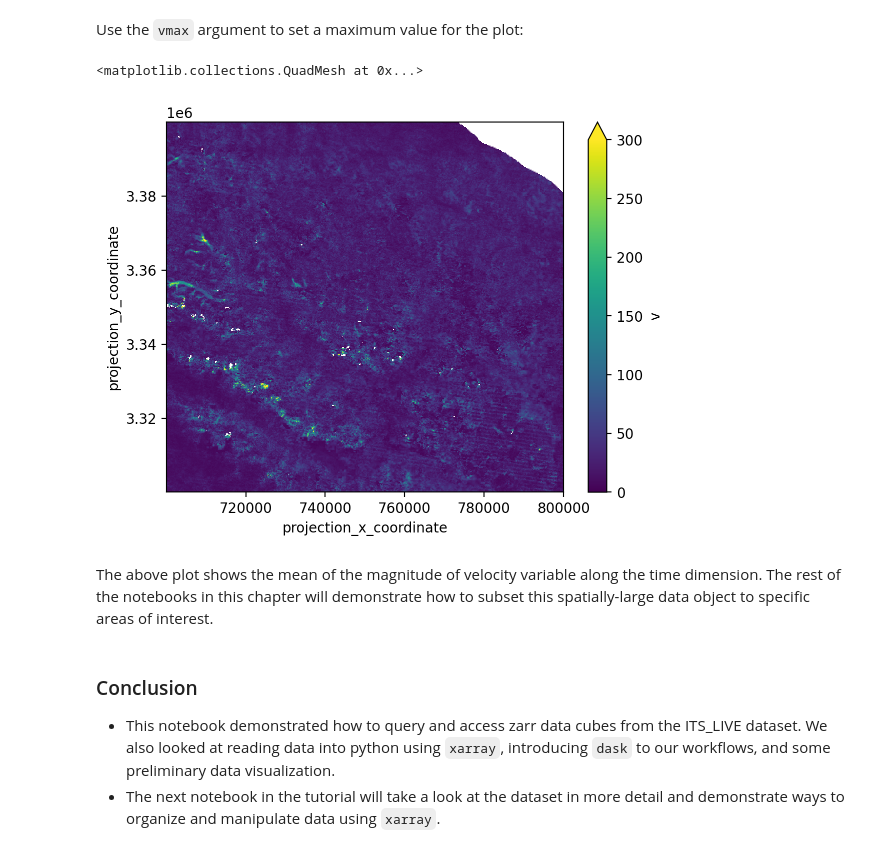
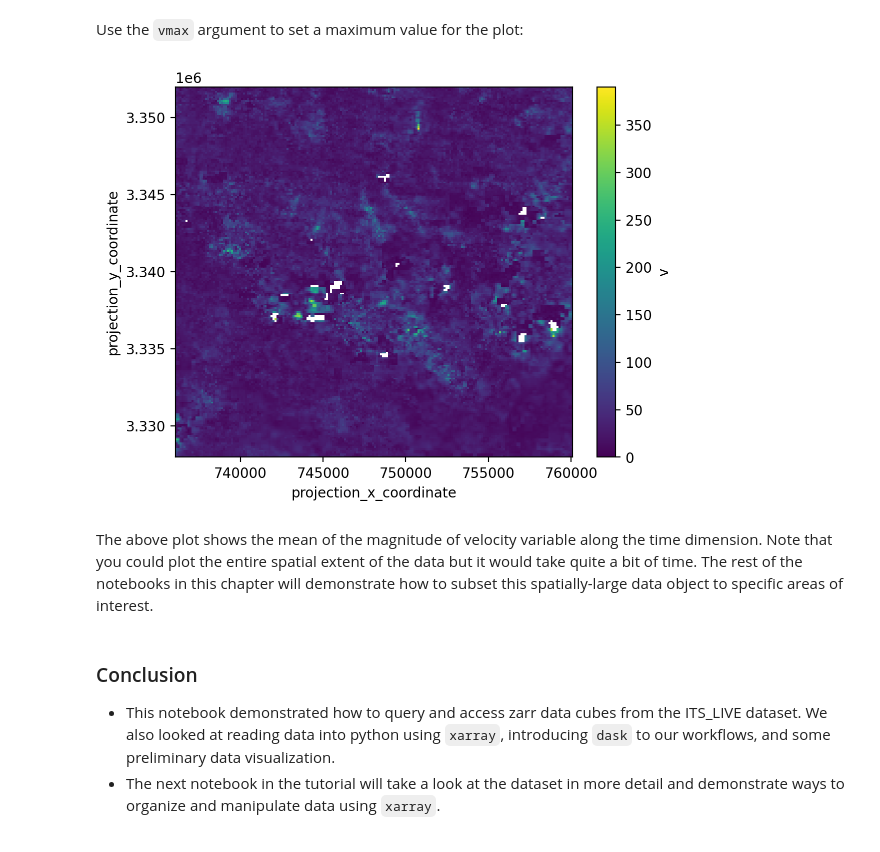
Before and after one commit to e-marshall/itslive, a Jupyter notebook: accessing_s3_data.ipynb, the cells around one changed output. Saved outputs shown, nothing was run; the diff lists cells and outputs as text; code cells hidden in the pictures.

```diff
--- a/accessing_s3_data.ipynb
+++ b/accessing_s3_data.ipynb
@@ -223,2 +228,2 @@ Let's take a quick first look at this data cube. The next notebooks will go into
 # %%
-datacube_sub = datacube.isel(mid_date = slice(0,50))
+datacube_sub = datacube.isel(mid_date = slice(0,50), x= slice(300,500), y=slice(400,600))
@@ -225,12 +250,11 @@ datacube_sub = datacube.isel(mid_date = slice(0,50))
 # %% [markdown]
 Use the `vmax` argument to set a maximum value for the plot:
 # %%
-datacube_sub.v.mean(dim='mid_date').plot(vmax=300)
+datacube_sub.v.mean(dim='mid_date').plot();
 # %% [output]
-<matplotlib.collections.QuadMesh at 0x...>
-[figure, old version]
+[figure, new version]
 # %% [markdown]
-The above plot shows the mean of the magnitude of velocity variable along the time dimension. The rest of the notebooks in this chapter will demonstrate how to subset this spatially-large data object to specific areas of interest.
+The above plot shows the mean of the magnitude of velocity variable along the time dimension. Note that you could plot the entire spatial extent of the data but it would take quite a bit of time.  The rest of the notebooks in this chapter will demonstrate how to subset this spatially-large data object to specific areas of interest.
 # %% [markdown]
 ### Conclusion
 
```
Also changed, not shown: parts of 11 cells of this notebook, 5 other files.
